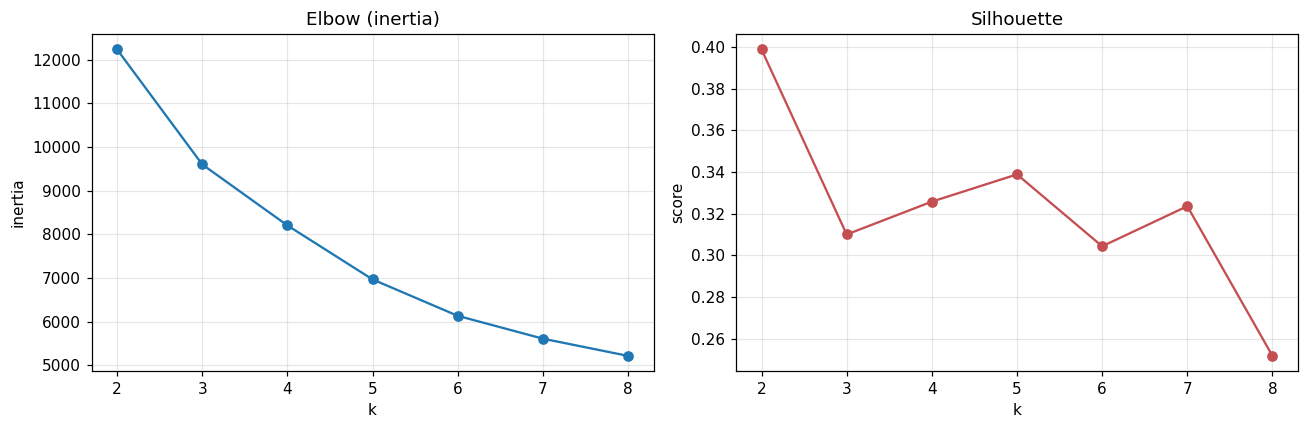
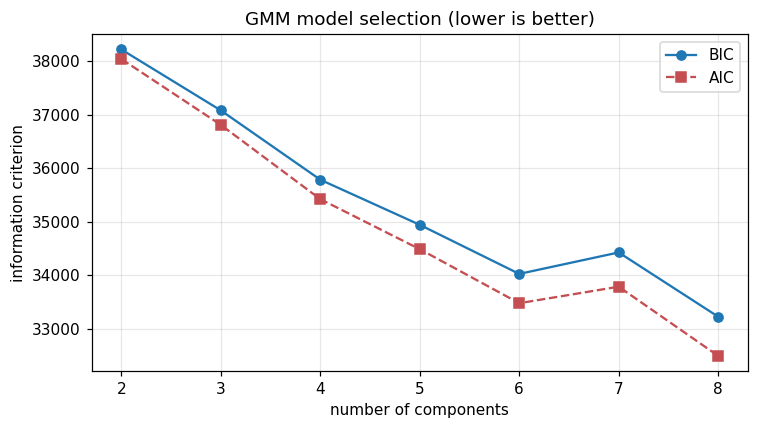
The notebook cell's code change between the first figure and the second:
--- before
+++ after
@@ -1,17 +1,19 @@
-from sklearn.cluster import KMeans
+from sklearn.mixture import GaussianMixture
 from sklearn.metrics import silhouette_score
 
-ks = range(2, min(9, len(X_pca)))   # cap so k never exceeds n_samples-1
-inertia, sil = [], []
-for k in ks:
-    km = KMeans(n_clusters=k, random_state=RNG, n_init=10).fit(X_pca)
-    inertia.append(km.inertia_)
-    sil.append(silhouette_score(X_pca, km.labels_))
+ns = range(2, min(9, len(X_pca)))            # candidate numbers of components
+bic, aic = [], []
+for n in ns:
+    gm = GaussianMixture(n_components=n, covariance_type="full",
+                         random_state=RNG, n_init=5).fit(X_pca)
+    bic.append(gm.bic(X_pca)); aic.append(gm.aic(X_pca))
 
-fig, ax = plt.subplots(1, 2, figsize=(12, 4))
-ax[0].plot(list(ks), inertia, "o-"); ax[0].set(title="Elbow (inertia)", xlabel="k", ylabel="inertia")
-ax[1].plot(list(ks), sil, "o-", color="#C44E52"); ax[1].set(title="Silhouette", xlabel="k", ylabel="score")
-plt.tight_layout(); plt.show()
+fig, ax = plt.subplots(figsize=(7, 4))
+ax.plot(list(ns), bic, "o-", label="BIC")
+ax.plot(list(ns), aic, "s--", color="#C44E52", label="AIC")
+ax.set(title="GMM model selection (lower is better)",
+       xlabel="number of components", ylabel="information criterion")
+ax.legend(); plt.tight_layout(); plt.show()
 
-best_k = list(ks)[int(np.argmax(sil))]
-print("Best k by silhouette:", best_k)
+best_n = list(ns)[int(np.argmin(bic))]
+print("Best number of components by BIC:", best_n)

Commit: fix issue with clustering by adding GMM, closes #1